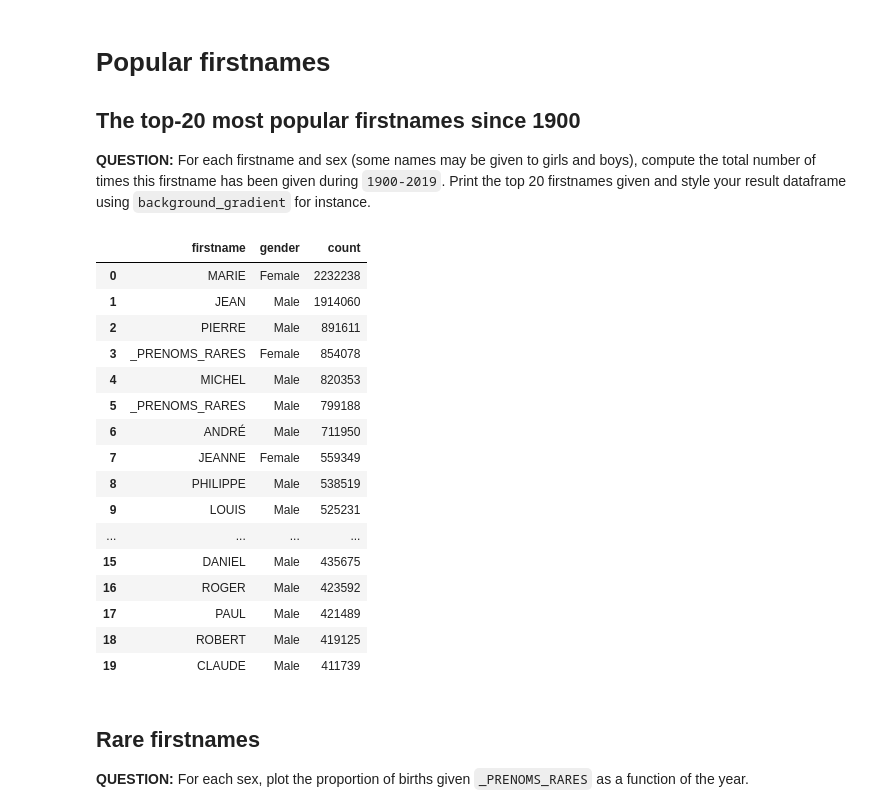
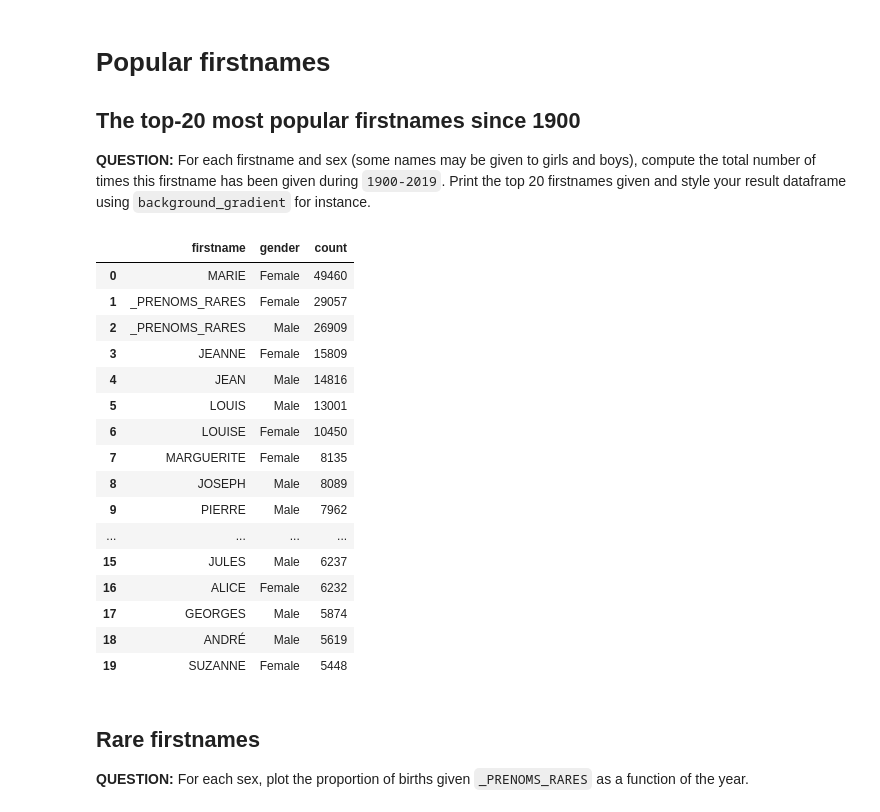
Before and after one commit to PetitPoissonL/Big-Data-Technologies, a Jupyter notebook: homework01.ipynb, the cells around one changed output. Cells and saved outputs as stored; diff of their text form; code cells hidden in the pictures.

```diff
--- a/homework01.ipynb
+++ b/homework01.ipynb
@@ -598,45 +586,47 @@ fig.show()
 # %%
 # your code here
 # times = data[['firstname','gender','count']].groupby(['firstname','gender']).sum().reset_index()
 
 # times = times.sort_values(by=['count'],ascending=False).head(20).reset_index()
 # #style pas encore fait
 # import seaborn as sns
 
 # cm = sns.light_palette("green", as_cmap=True)
 # times[['count']].style.background_gradient(cmap=cm)
 
 
 # times
 
+since_1900=data.loc[data['year'].isin([1900.0,2019.0])]
+
 (
-    data[['firstname','gender','count']]
+    since_1900[['firstname','gender','count']]
     .groupby(['firstname','gender'])
     .sum()
     .sort_values(by=['count'],ascending=False)
     .head(20)
     .reset_index()
     .style
     .background_gradient()
 )
 # %% [output]
 |  | firstname | gender | count |
-| 0 | MARIE | Female | 2232238 |
-| 1 | JEAN | Male | 1914060 |
-| 2 | PIERRE | Male | 891611 |
-| 3 | _PRENOMS_RARES | Female | 854078 |
-| 4 | MICHEL | Male | 820353 |
-| 5 | _PRENOMS_RARES | Male | 799188 |
-| 6 | ANDRÉ | Male | 711950 |
-| 7 | JEANNE | Female | 559349 |
-| 8 | PHILIPPE | Male | 538519 |
-| 9 | LOUIS | Male | 525231 |
+| 0 | MARIE | Female | 49460 |
+| 1 | _PRENOMS_RARES | Female | 29057 |
+| 2 | _PRENOMS_RARES | Male | 26909 |
+| 3 | JEANNE | Female | 15809 |
+| 4 | JEAN | Male | 14816 |
+| 5 | LOUIS | Male | 13001 |
+| 6 | LOUISE | Female | 10450 |
+| 7 | MARGUERITE | Female | 8135 |
+| 8 | JOSEPH | Male | 8089 |
+| 9 | PIERRE | Male | 7962 |
 | ... | ... | ... | ... |
-| 15 | DANIEL | Male | 435675 |
-| 16 | ROGER | Male | 423592 |
-| 17 | PAUL | Male | 421489 |
-| 18 | ROBERT | Male | 419125 |
-| 19 | CLAUDE | Male | 411739 |
+| 15 | JULES | Male | 6237 |
+| 16 | ALICE | Female | 6232 |
+| 17 | GEORGES | Male | 5874 |
+| 18 | ANDRÉ | Male | 5619 |
+| 19 | SUZANNE | Female | 5448 |
 # %% [markdown]
 ## Rare firstnames
 
```
Also changed, not shown: parts of 12 cells of this notebook.
